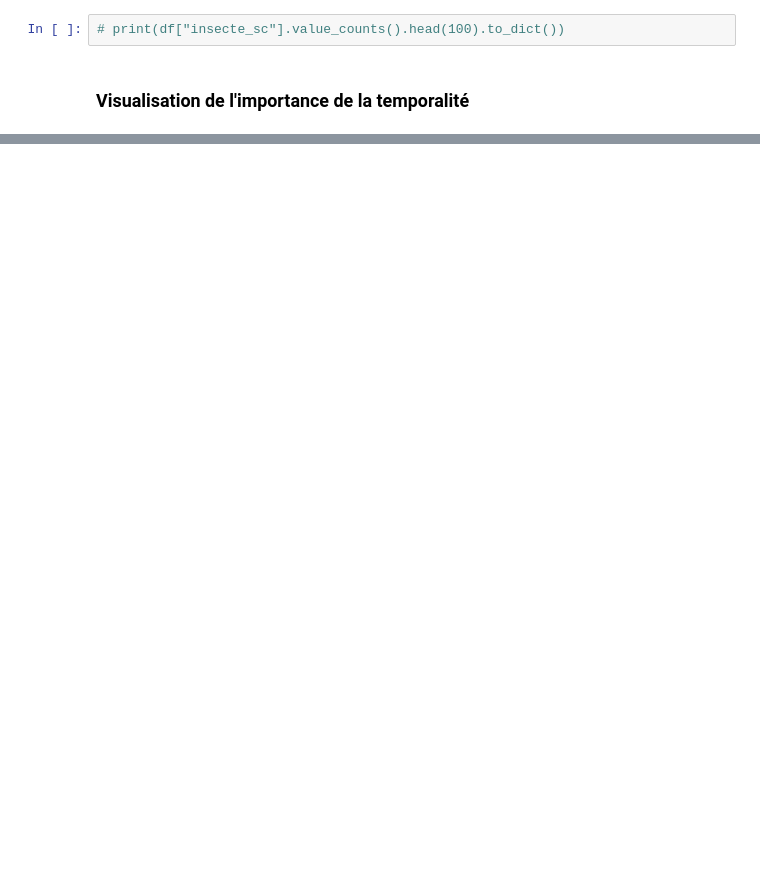
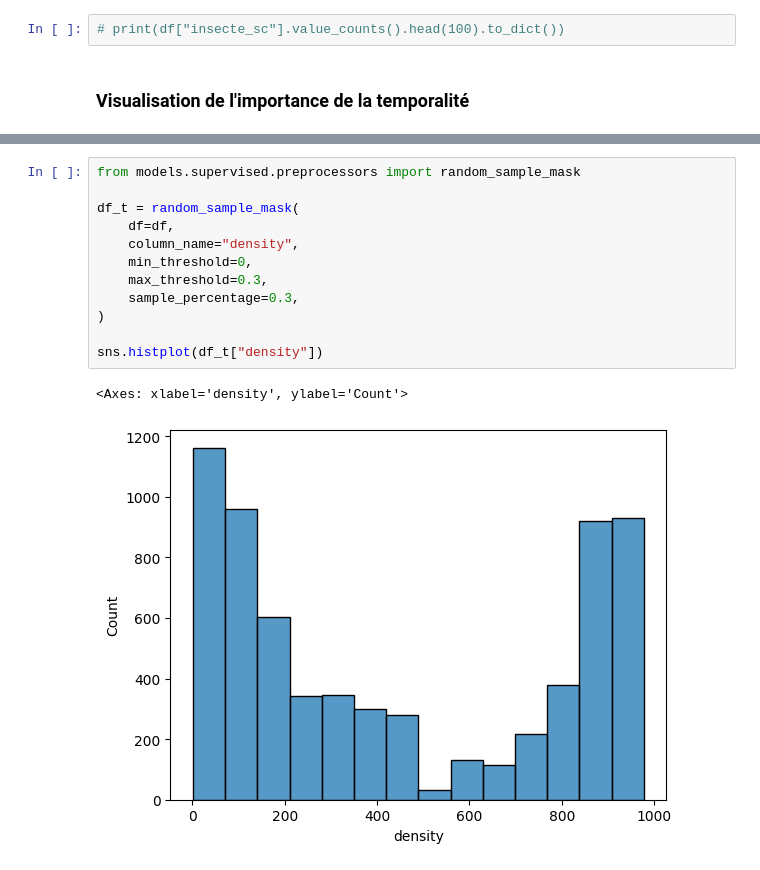
Before and after one commit to juldpnt/fil-rouge-pollinisateurs, a Jupyter notebook: notebooks/data_viz.ipynb, the cells around one changed output, grey strips where cells are left out. Saved outputs shown, nothing was run; the diff lists cells and outputs as text; blank space fills up the shorter version.

```diff
--- a/notebooks/data_viz.ipynb
+++ b/notebooks/data_viz.ipynb
@@ -122,0 +171,15 @@ https://gist.github.com/mwaskom/de44147ed2974457ad6372750bbe5751
+# %%
+from models.supervised.preprocessors import random_sample_mask
+
+df_t = random_sample_mask(
+    df=df,
+    column_name="density",
+    min_threshold=0,
+    max_threshold=0.3,
+    sample_percentage=0.3,
+)
+
+sns.histplot(df_t["density"])
+# %% [output]
+<Axes: xlabel='density', ylabel='Count'>
+[figure, added]
```
Also changed, not shown: parts of 12 cells of this notebook, 3 other files.
